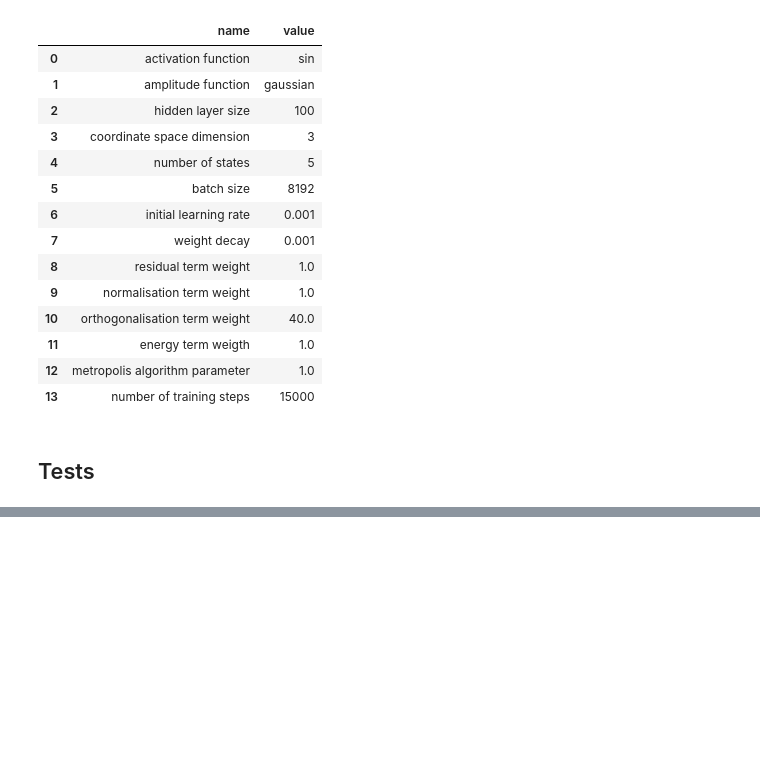
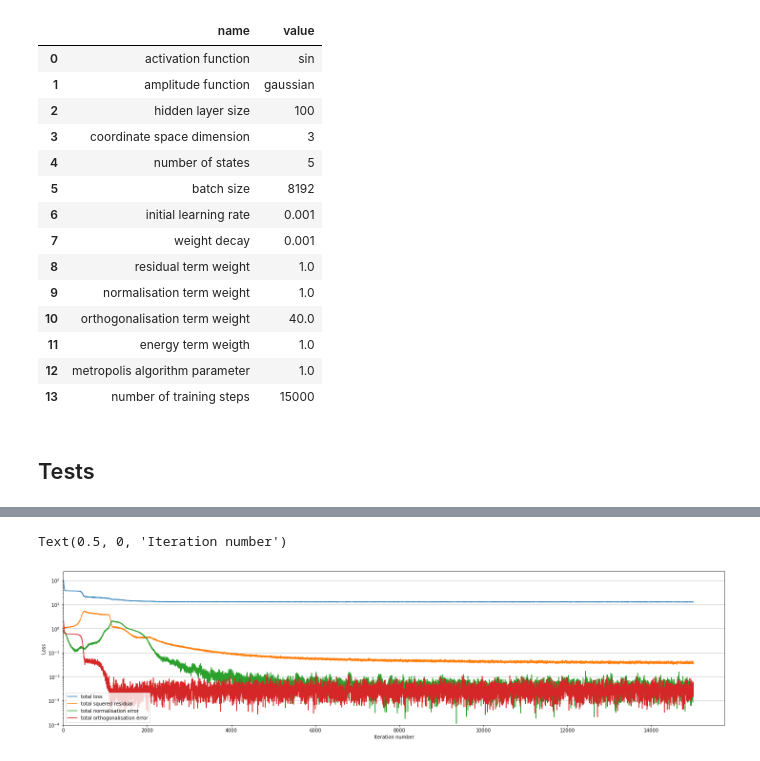
Before and after one commit to MrKozelberg/nn-based-multistate-solver-for-se, a Jupyter notebook: source/training.ipynb, the cells around one changed output, grey strips where cells are left out. Saved outputs shown, nothing was run; the diff lists cells and outputs as text; code cells hidden in the pictures; blank space fills up the shorter version.

```diff
--- a/source/training.ipynb
+++ b/source/training.ipynb
@@ -157,0 +259,36 @@ Index(['total loss', 'total squered residual', 'total normalisation error',
+# %%
+numberOfTests = 1
+timeHistory_1 = pd.read_csv("../loss/time_3d_05Oct2023_14:55:52.csv")
+lossHistory_1 = pd.read_csv("../loss/loss_3d_05Oct2023_14:55:52.csv")
+eHistory_1 = pd.read_csv("../loss/e_3d_05Oct2023_14:55:52.csv")
+# %%
+# fig, axes = plt.subplots(numberOfTests, 1, figsize=(10,10), layout='constrained')
+
+# for testNumber, ax in enumerate(axes[:1]):
+#     lossHistory[testNumber].plot(ax=ax)
+#     ax.set_yscale('log')
+#     ax.grid(axis='y')
+#     ax.set_ylim(1e-4,None)
+#     ax.set_xlim(0,None)
+#     ax.set_ylabel('Loss')
+#     ax.set_title(f"Test {testNumber}")
+# plt.xlabel('Iteration number')
+
+# for testNumber, ax in enumerate(axes[:1]):
+    # lossHistory[testNumber].plot(ax=ax)
+fig, ax = plt.subplots(1, 1, figsize=(20,5), layout='constrained')
+lossHistory_1[[
+    'total loss',
+    'total squered residual',
+    'total normalisation error',
+    'total orthogonalisation error'
+]].plot(ax=ax)
+ax.set_yscale('log')
+ax.grid(axis='y')
+ax.set_ylim(1e-4,None)
+ax.set_xlim(0,None)
+ax.set_ylabel('Loss')
+plt.xlabel('Iteration number')
+# %% [output]
+Text(0.5, 0, 'Iteration number')
+[figure, added]
```
Also changed, not shown: parts of 22 cells of this notebook, 23 other files.
